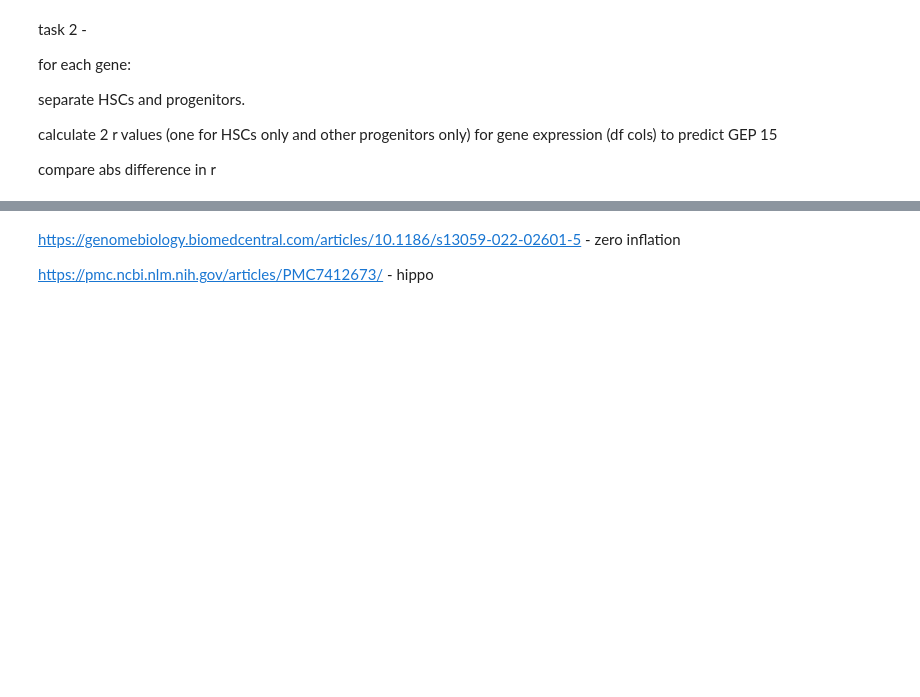
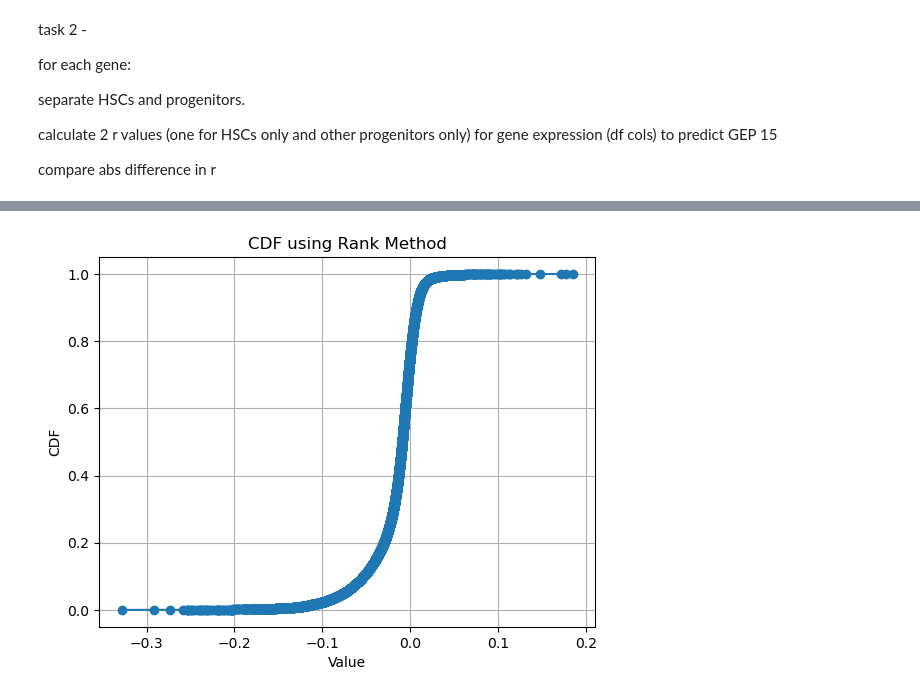
Before and after one commit to suchitbhayani/HSC-renewal, a Jupyter notebook: correlation.ipynb, the cells around one changed output, grey strips where cells are left out. Drawn from its saved outputs; the diff is of its cells as text; code cells hidden in the pictures; blank space fills up the shorter version.

```diff
--- a/correlation.ipynb
+++ b/correlation.ipynb
@@ -251,4 +187,13 @@ plt.show()
-# %% [markdown]
-https://genomebiology.biomedcentral.com/articles/10.1186/s13059-022-02601-5 - zero inflation
-
-https://pmc.ncbi.nlm.nih.gov/articles/PMC7412673/ - hippo
+# %%
+def plot_cdf(s):
+    cdf = s.rank(method='average', pct=True)
+    sorted_s = s.sort_values()
+
+    plt.plot(sorted_s.values, cdf[sorted_s.index], marker='o', linestyle='-')
+    plt.xlabel('Value')
+    plt.ylabel('CDF')
+    plt.title('CDF using Rank Method')
+    plt.grid(True)
+    plt.show()
+# %% [output]
+[figure, added]
```
Also changed, not shown: parts of 25 cells of this notebook, 2 other files.
